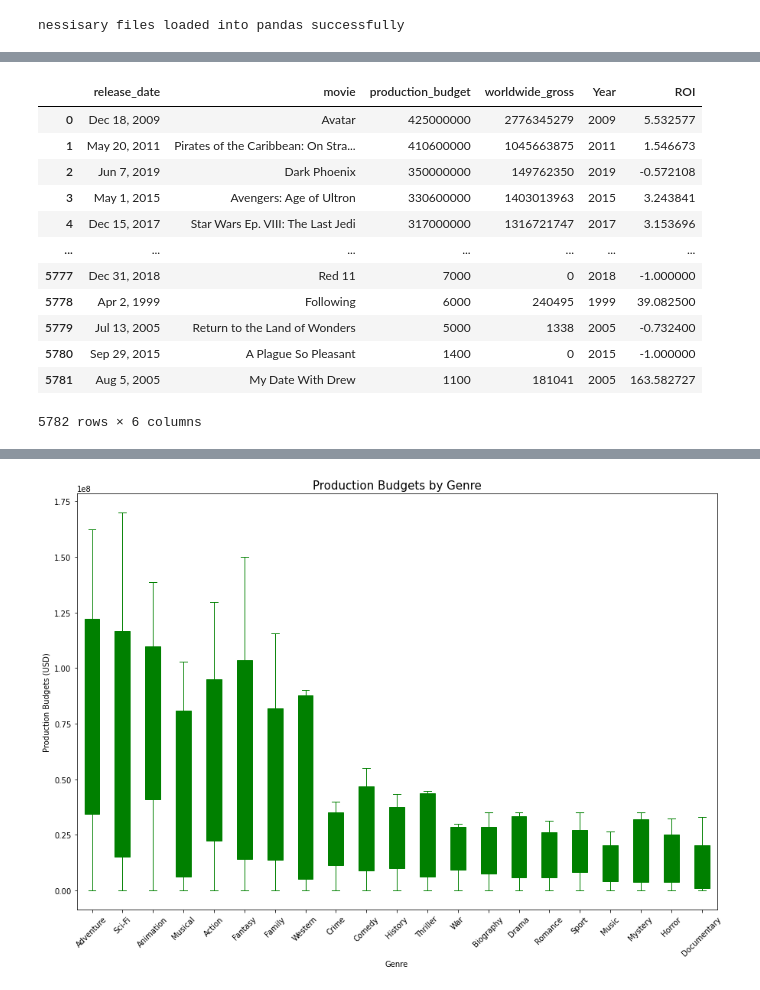
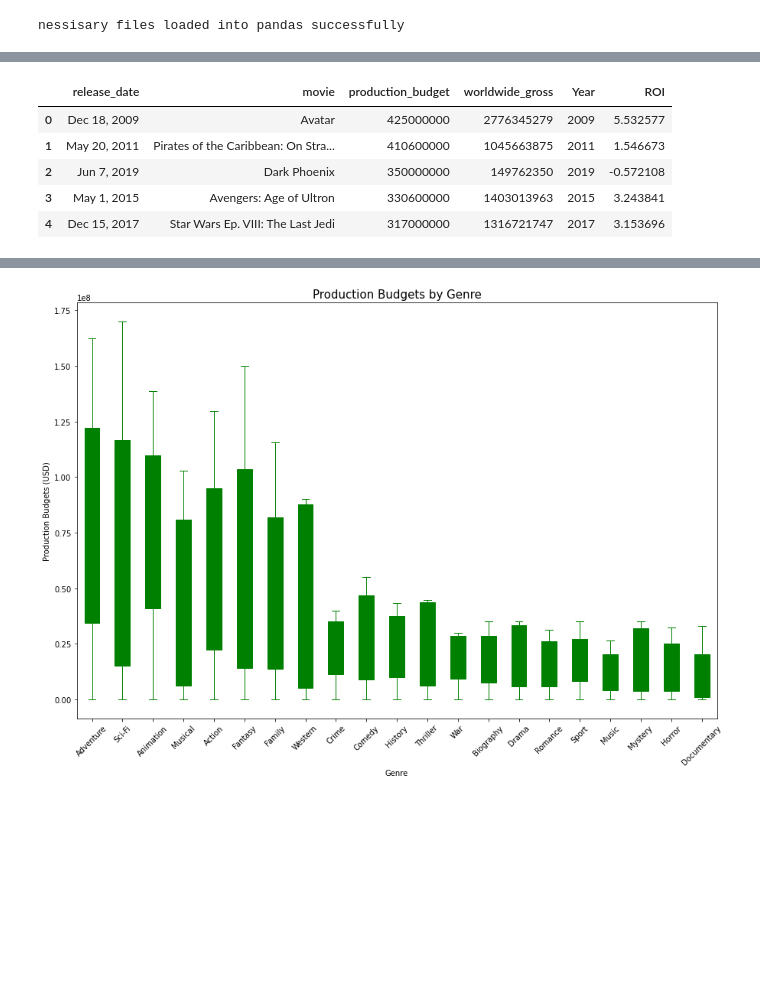
Before and after one commit to blackwoodbs/dsc-phase-1-project-v2-3, a Jupyter notebook: NormalizedROI_vs_Time_by_Genre.ipynb, the cells around one changed output, grey strips where cells are left out. Cells and saved outputs as stored; diff of their text form; code cells hidden in the pictures; blank space fills up the shorter version.

```diff
--- a/NormalizedROI_vs_Time_by_Genre.ipynb
+++ b/NormalizedROI_vs_Time_by_Genre.ipynb
@@ -135,28 +81,21 @@ melted_df
 # %%
 #TRANSORMING DATA SET
     #RUN ONCE
 movie_budgets['Year'] = movie_budgets.apply(lambda x: x['release_date'][-4:], axis=1).astype(int)
 movie_budgets['production_budget'] = movie_budgets.apply(lambda x: x['production_budget'].strip('$').replace(',',''), axis=1).astype('int')
 movie_budgets['worldwide_gross'] = movie_budgets.apply(lambda x: x['worldwide_gross'].strip('$').replace(',',''), axis=1).astype('int')
 
 movie_budgets['ROI'] = (movie_budgets['worldwide_gross']-movie_budgets['production_budget'])/movie_budgets['production_budget']
 
 #REMOVING UNNESSESARY COLUMNS
 movie_budgets_mod = movie_budgets.drop(['domestic_gross', 'id'], axis=1)
 
-movie_budgets_mod
+movie_budgets_mod.head()
 # %% [output]
 |  | release_date | movie | production_budget | worldwide_gross | Year | ROI |
 | 0 | Dec 18, 2009 | Avatar | 425000000 | 2776345279 | 2009 | 5.532577 |
 | 1 | May 20, 2011 | Pirates of the Caribbean: On Stra... | 410600000 | 1045663875 | 2011 | 1.546673 |
 | 2 | Jun 7, 2019 | Dark Phoenix | 350000000 | 149762350 | 2019 | -0.572108 |
 | 3 | May 1, 2015 | Avengers: Age of Ultron | 330600000 | 1403013963 | 2015 | 3.243841 |
 | 4 | Dec 15, 2017 | Star Wars Ep. VIII: The Last Jedi | 317000000 | 1316721747 | 2017 | 3.153696 |
-| ... | ... | ... | ... | ... | ... | ... |
-| 5777 | Dec 31, 2018 | Red 11 | 7000 | 0 | 2018 | -1.000000 |
-| 5778 | Apr 2, 1999 | Following | 6000 | 240495 | 1999 | 39.082500 |
-| 5779 | Jul 13, 2005 | Return to the Land of Wonders | 5000 | 1338 | 2005 | -0.732400 |
-| 5780 | Sep 29, 2015 | A Plague So Pleasant | 1400 | 0 | 2015 | -1.000000 |
-| 5781 | Aug 5, 2005 | My Date With Drew | 1100 | 181041 | 2005 | 163.582727 |
-5782 rows × 6 columns
 # %%
```
Also changed, not shown: parts of 21 cells of this notebook.
